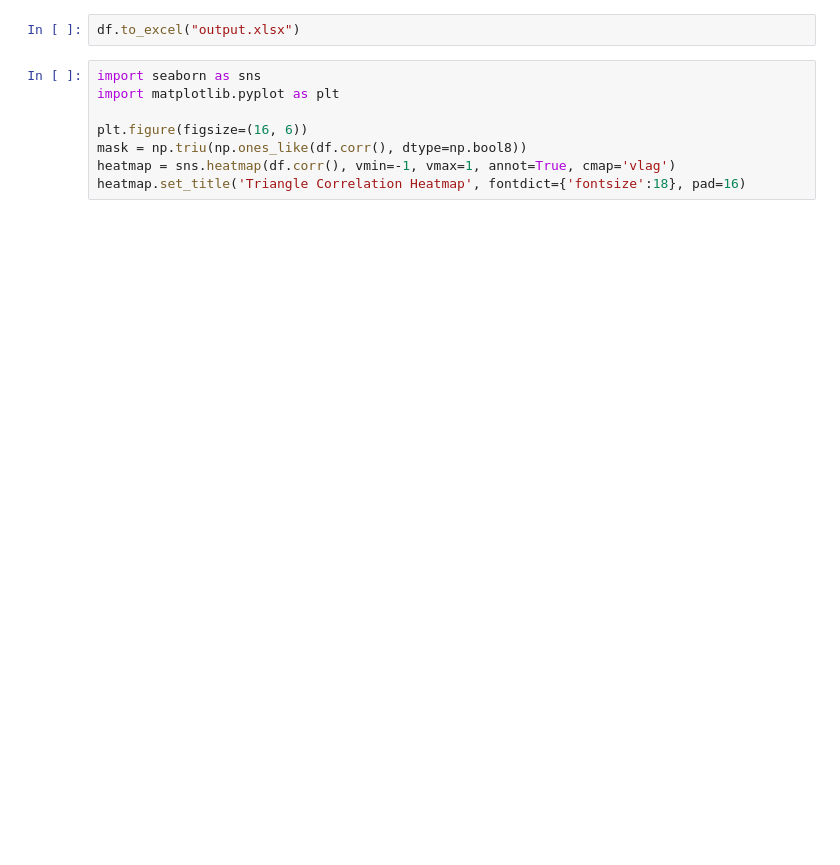
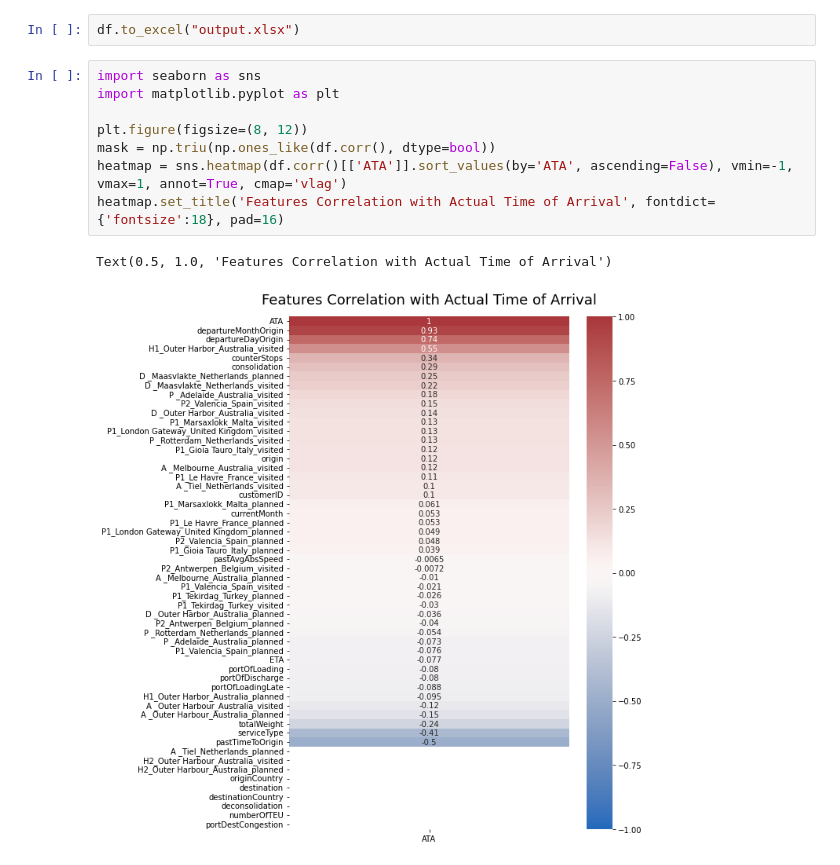
Before and after one commit to thijnalbers/ThesisCode, a Jupyter notebook: Notebook.ipynb, the cells around one changed output. Cells and saved outputs as stored; diff of their text form; blank space fills up the shorter version.

```diff
--- a/Notebook.ipynb
+++ b/Notebook.ipynb
@@ -186,8 +194,11 @@ df.to_excel("output.xlsx")
 # %%
 import seaborn as sns
 import matplotlib.pyplot as plt
 
-plt.figure(figsize=(16, 6))
-mask = np.triu(np.ones_like(df.corr(), dtype=np.bool8))
-heatmap = sns.heatmap(df.corr(), vmin=-1, vmax=1, annot=True, cmap='vlag')
-heatmap.set_title('Triangle Correlation Heatmap', fontdict={'fontsize':18}, pad=16)
+plt.figure(figsize=(8, 12))
+mask = np.triu(np.ones_like(df.corr(), dtype=bool))
+heatmap = sns.heatmap(df.corr()[['ATA']].sort_values(by='ATA', ascending=False), vmin=-1, vmax=1, annot=True, cmap='vlag')
+heatmap.set_title('Features Correlation with Actual Time of Arrival', fontdict={'fontsize':18}, pad=16)
+# %% [output]
+Text(0.5, 1.0, 'Features Correlation with Actual Time of Arrival')
+[figure, added]
```
Also changed, not shown: parts of 4 cells of this notebook.
